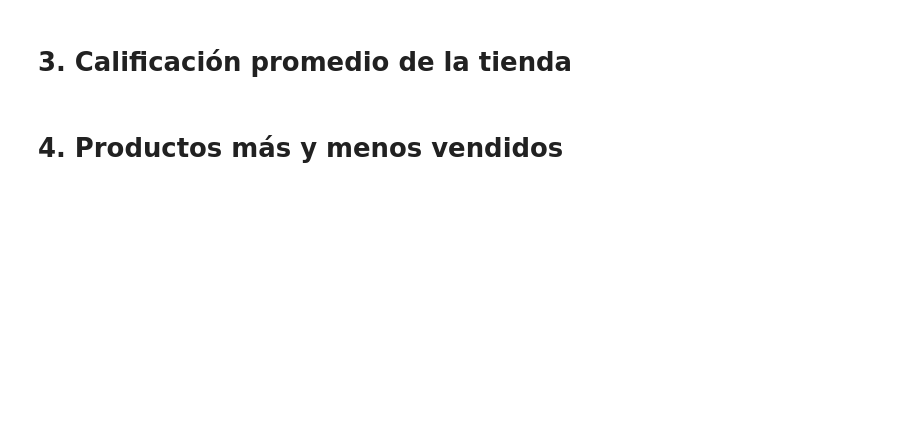
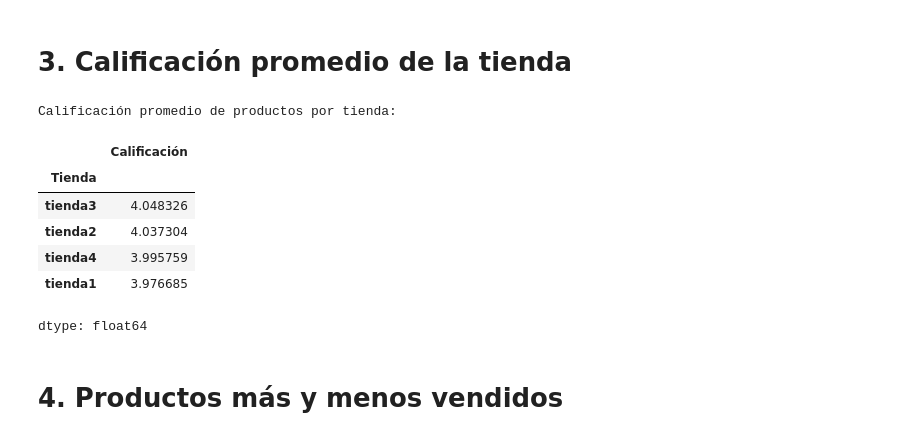
Before and after one commit to Harold-dev-code/Primer_Challenge_DataScience_Alura_Store, a Jupyter notebook: Primer_Challenge_DataScience_AluraStore.ipynb, the cells around one changed output. Cells and saved outputs as stored; diff of their text form; code cells hidden in the pictures; blank space fills up the shorter version.

```diff
--- a/Primer_Challenge_DataScience_AluraStore.ipynb
+++ b/Primer_Challenge_DataScience_AluraStore.ipynb
@@ -244,2 +288,15 @@ dtype: int64
+# %%
+calificacion_promedio_tienda = df_tiendas_completo.groupby('Tienda')['Calificación'].mean()
+print("Calificación promedio de productos por tienda:")
+display(calificacion_promedio_tienda.sort_values(ascending=False))
+# %% [output]
+Calificación promedio de productos por tienda:
+|  | Calificación |
+| Tienda |  |
+| tienda3 | 4.048326 |
+| tienda2 | 4.037304 |
+| tienda4 | 3.995759 |
+| tienda1 | 3.976685 |
+dtype: float64
 # %% [markdown]
 # 4. Productos más y menos vendidos
```
Also changed, not shown: parts of 11 cells of this notebook.
